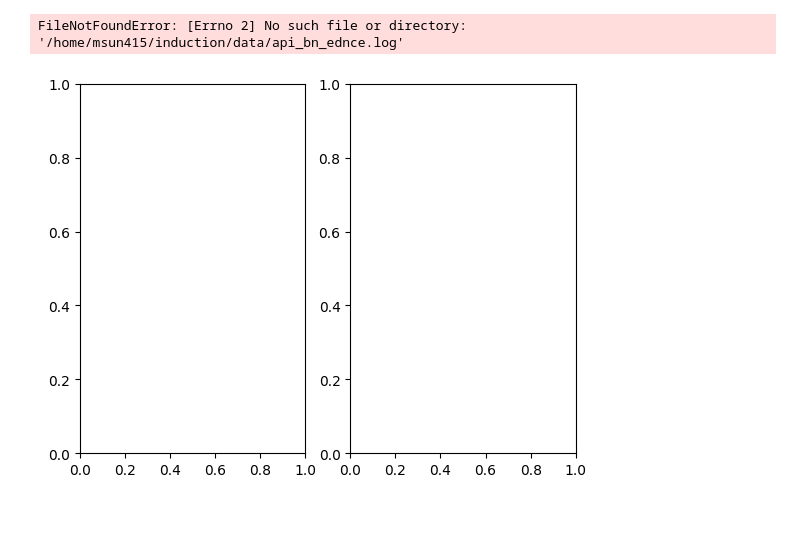
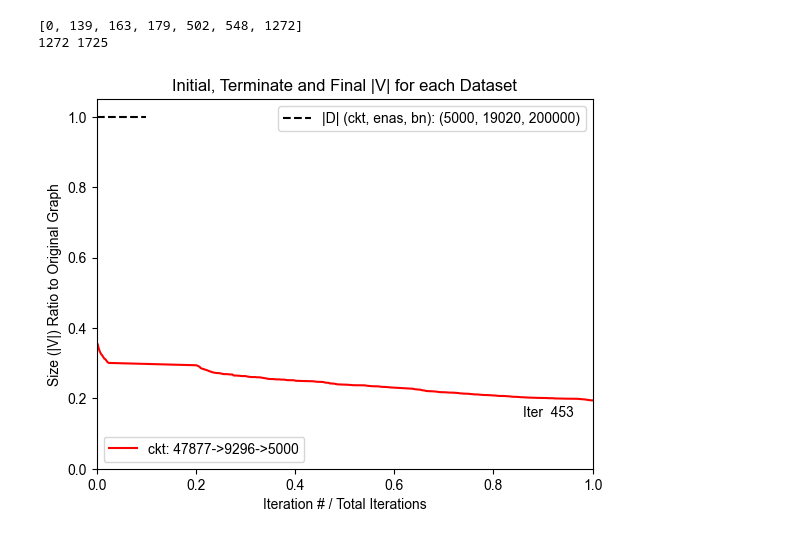
Before and after one commit to shiningsunnyday/induction, a Jupyter notebook: notebooks/playground-summary.ipynb, the cells around one changed output. Drawn from its saved outputs; the diff is of its cells as text; code cells hidden in the pictures.

```diff
--- a/notebooks/playground-summary.ipynb
+++ b/notebooks/playground-summary.ipynb
@@ -67,10 +67,11 @@ def get_times(last_run, fpath):
 def get_sizes(last_run, fpath):
     lines = open(fpath).readlines()
     # match string of the form: [2024-12-27 05:31:10,487][       ednce.py][line: 547][    INFO] graph at iter 1 has 49144 nodes
-    pattern = r'(\[\d{4}-\d{2}-\d{2} \d{2}:\d{2}:\d{2},\d{3}\]\[\s*\w+\.py\]\[line: \d+\]\[.*\] graph at iter (\d+) has (\d+)) nodes'
+    pattern = r'(\[\d{4}-\d{2}-\d{2} \d{2}:\d{2}:\d{2},\d{3}\]\[\s*\w+\.py\]\[line:\s?\d+\]\[.*\] graph at iter (\d+) has (\d+)) nodes'
     occurs = [re.match(pattern, line) for line in lines]
     occurs = list(filter(None, occurs))
     start_inds = [i for i in range(len(occurs)) if occurs[i].groups()[1] == '1']
+    print(start_inds)
     index_start = start_inds[-last_run]
     index_end = start_inds[-(last_run-1)] if last_run > 1 else len(occurs)
     inds = []
@@ -97,12 +98,13 @@ def get_sizes(last_run, fpath):
 
 def plot_run(last_run, ax, plot_time=False, **kwargs):
     lines = []
-    for d, c, s, n in zip(['ckt_f12', 'enas', 'bn'], ['r','g','b'], [47877,152160,2000000], [5000,19020,200000]):
+    # for d, c, s, n in zip(['ckt', 'enas', 'bn'], ['r','g','b'], [47877,152160,2000000], [5000,19020,200000]):
+    for d, c, s, n in zip(['ckt'], ['r'], [47877], [5000]):
         if plot_time:
             dts = get_times(last_run, f'/home/msun415/induction/data/api_{d}_ednce.log')
             ax.plot(range(len(dts)), dts, color=c, **kwargs)
-            ax.set_ylim([0, 1500])
-            ax.set_xlim([len(dts)-10, len(dts)])
+            # ax.set_ylim([0, 1500])
+            # ax.set_xlim([len(dts)-10, len(dts)])
         else:
             inds, vals = get_sizes(last_run, f'/home/msun415/induction/data/api_{d}_ednce.log')
             if d == 'ckt_f12':
@@ -121,37 +123,38 @@ def plot_run(last_run, ax, plot_time=False, **kwargs):
             if d == 'ckt_f12':
                 d = 'ckt'
             line, = ax.plot(inds, vals, color=c, label=f"{d}: {s}->{t}->{n}", **kwargs)
             lines.append(line)
             no_str = ' '*(4-len(str(no_iters))) + str(no_iters)
             ax.annotate(
                 f"Iter {no_str}",  # The text to display
                 (inds[-1], vals[-1]),        # The point to annotate
                 textcoords="offset points",  # Offset the text slightly
                 xytext=(-50, -12),            # Offset position (x, y)
                 # arrowprops=dict(arrowstyle="->", color="gray"),  # Optional arrow
                 fontsize=10                 # Font size of the text
             )
             ax.set_ylabel("Size (|V|) Ratio to Original Graph")
             ax.set_xlabel("Iteration # / Total Iterations")
             ax.set_xlim([0, 1])
-            ax.set_ylim([0.2, 1.05])
+            ax.set_ylim([0.0, 1.05])
             # ax.axhline(1.0, label=f"Initial size: {s}", color=c, linestyle='solid')
             # ax.axhline(n/s, label=f"{s}->{t}->{n}", color=c) # final size
 
     legend1 = ax.legend(handles=lines, loc='lower left')
     bar = ax.axhline(1.0, xmin=0, xmax=0.1, linestyle='dashed', label=f"|D| (ckt, enas, bn): (5000, 19020, 200000)", color='black') # final size
     legend2 = ax.legend(handles=[bar], loc='upper right')
     # ax.add_artist(legend1)
     ax.add_artist(legend1)
     ax.set_title("Initial, Terminate and Final |V| for each Dataset")
 plt.close('all')
 fig, axes = plt.subplots(1,1)
 plot_run(1, axes)
-# plot_run(1, axes[1], plot_time=True, c='red')
+# plot_run(1, axes, plot_time=True)
 fig.show()
 # %% [output]
-FileNotFoundError: [Errno 2] No such file or directory: '/home/msun415/induction/data/api_bn_ednce.log'
+[0, 139, 163, 179, 502, 548, 1272]
+1272 1725
-[figure, old version]
+[figure, new version]
 # %%
 axes.axhline(1.0, label=f"|D| (ckt, enas, bn): (5000, 19020, 200000)") # final size
 axes.legend()
```
Also changed, not shown: parts of 2 cells of this notebook, 6 other files.
